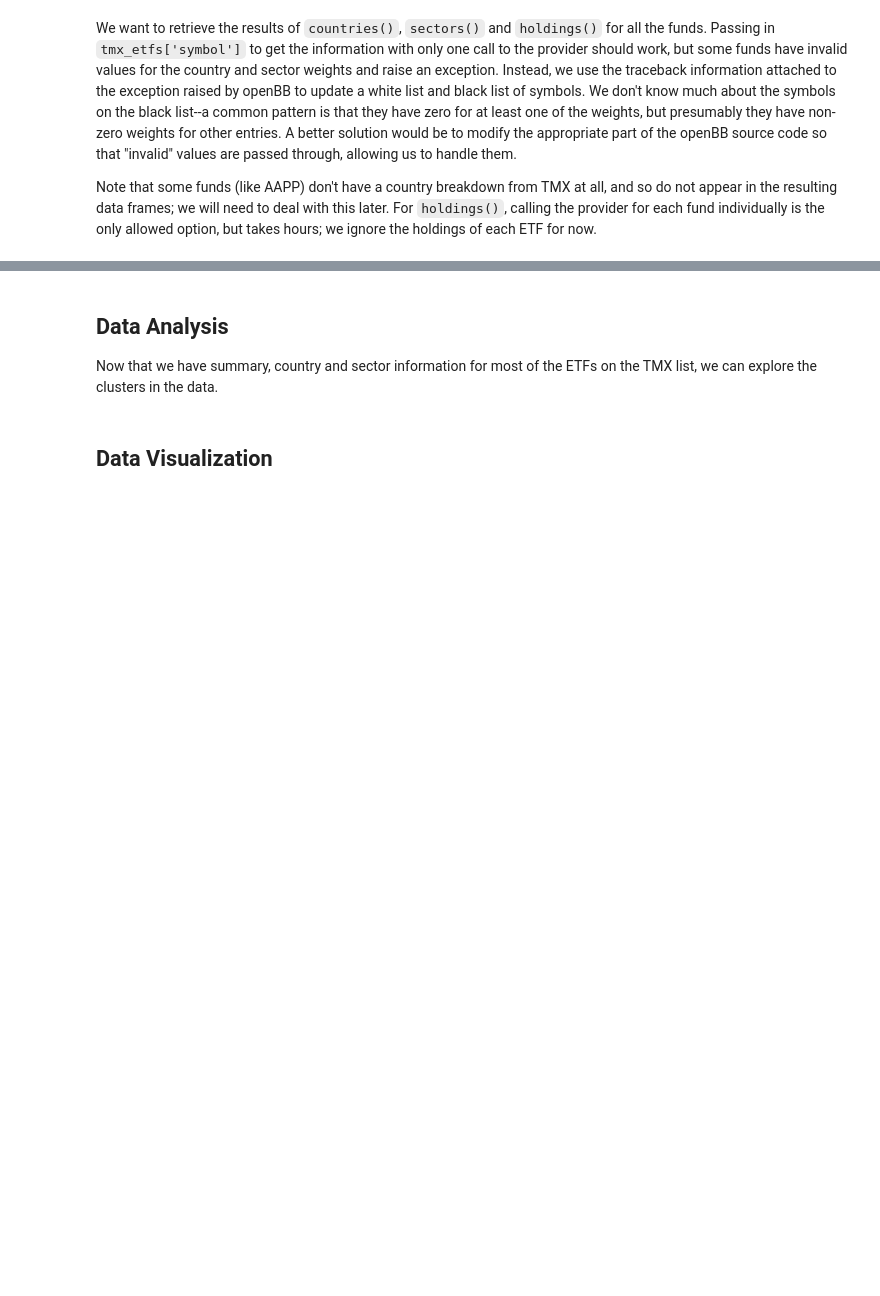
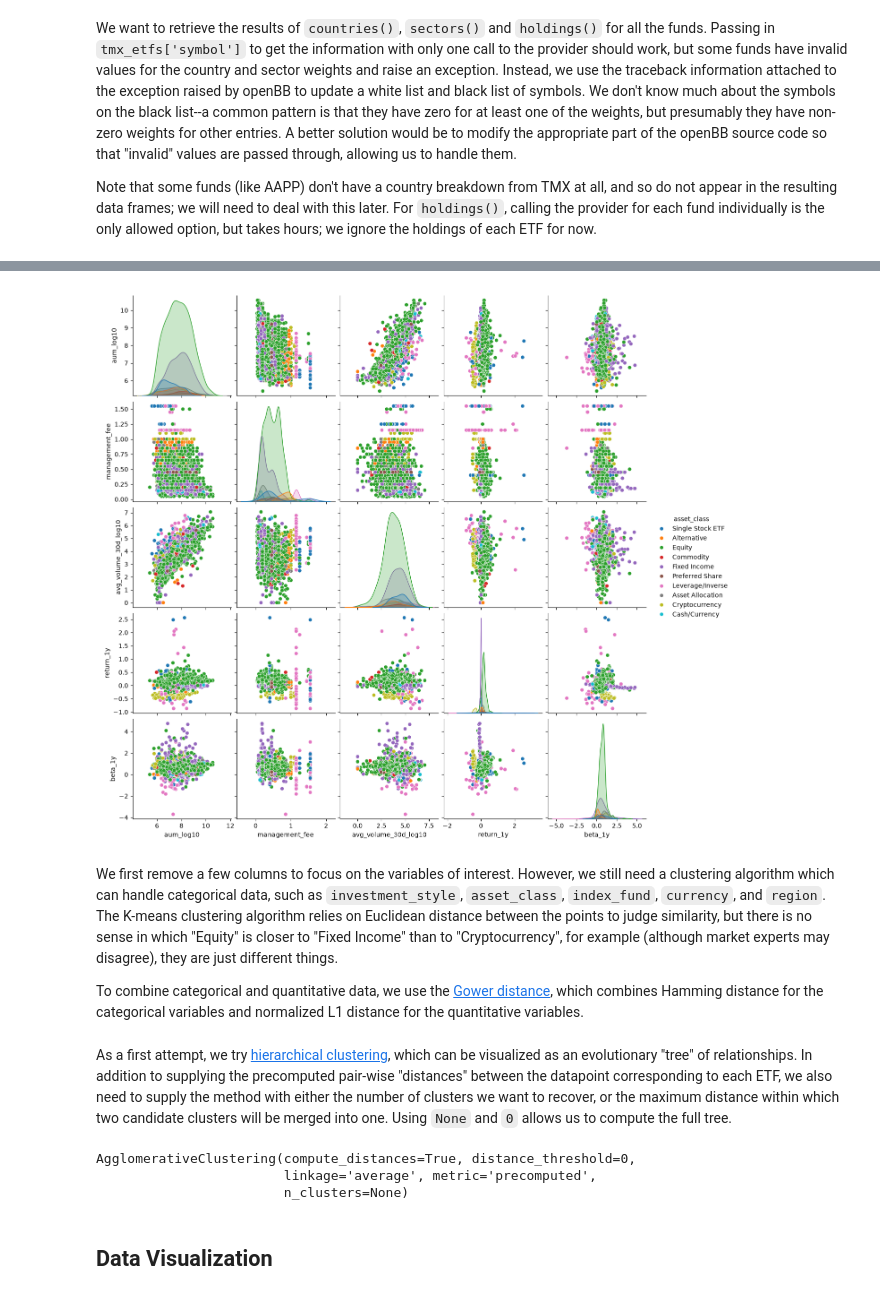
Before and after one commit to apetre/show-your-work, a Jupyter notebook: Choosing_an_ETF.ipynb, the cells around one changed output, grey strips where cells are left out. Saved outputs shown, nothing was run; the diff lists cells and outputs as text; code cells hidden in the pictures; blank space fills up the shorter version.

```diff
--- a/Choosing_an_ETF.ipynb
+++ b/Choosing_an_ETF.ipynb
@@ -332,0 +552,4 @@ memory usage: 1.0+ MB
+# %%
+# Historical prices are not available for the funds that have a null avg_volume_30d, but we include this anyway
+avg_volume_30d = tmx_etf_historical.loc[tmx_etf_historical.index>(datetime.date.today()-datetime.timedelta(days=30)),['symbol','volume']].groupby('symbol').mean()
+tmx_etfs_clean['avg_volume_30d'] = tmx_etfs_clean[['symbol','avg_volume_30d']].set_index('symbol').fillna(avg_volume_30d).reset_index(names='symbol')['avg_volume_30d']
@@ -332,0 +588,24 @@ memory usage: 1.0+ MB
+# %%
+#def pareto_dominate(x,y) -> bool:
+    # For two vectors x and y in the objective space, we return
+    # True if x Pareto-dominates y
+    # False otherwise.
+    # An objective point will be on the Pareto-optimal front if it is not Pareto-dominated by any other objective point.
+#    return (np.all(x <= y) and np.any(x < y))
+# normalize all variables such that lower values are "better"
+etfs_for_optim = tmx_etfs_clean[['symbol','aum','management_fee','return_1y','beta_1y']].set_index('symbol')
+etfs_for_optim['aum'] = -np.log10(etfs_for_optim['aum'])
+etfs_for_optim['return_1y'] = -etfs_for_optim['return_1y']
+etfs_for_optim['beta_1y'] = np.abs(etfs_for_optim['beta_1y'])
+# We convert the panda DataFrame to a numpy area to speed-up execution of the following Pareto dominance computation
+etfs_for_optim = etfs_for_optim.dropna()
+etfs_for_optim_np =etfs_for_optim.to_numpy()
+# %%
+%%time
+n_samples = len(etfs_for_optim_np)
+pairwise_pareto_dominate = np.full((n_samples,n_samples), False)
+for i in range(n_samples):
+    for j in range(n_samples):
+        # True if sample i Pareto dominates sample j
+        pairwise_pareto_dominate[i,j] = (np.all(etfs_for_optim_np[i,:] <= etfs_for_optim_np[j,:])
+                                         and np.any(etfs_for_optim_np[i,:] < etfs_for_optim_np[j,:]))
@@ -332,0 +615,3 @@ memory usage: 1.0+ MB
+# %%
+pareto_optimal_etfs = etfs_for_optim[np.logical_not(np.any(pairwise_pareto_dominate,axis=0))]
+pareto_optimal_etfs_allcols = tmx_etfs_clean.set_index('symbol').loc[pareto_optimal_etfs.index]
@@ -333,4 +625,13 @@ memory usage: 1.0+ MB
+# %%
+sns.pairplot(pd.concat([pareto_optimal_etfs,
+                        np.log10(tmx_etf_countries_sectors_all['aum']).rename('aum_log10'),
+                        np.log10(tmx_etf_countries_sectors_all['avg_volume_30d']).rename('avg_volume_30d_log10')],axis=1),
+             vars=['aum_log10','management_fee','avg_volume_30d_log10','return_1y','beta_1y'],
+             kind='scatter',diag_kind='auto',corner=False,hue='asset_class')
+plt.show();
+# %% [output]
+[figure, added]
 # %% [markdown]
-## Data Analysis
+We first remove a few columns to focus on the variables of interest. However, we still need a clustering algorithm which can handle categorical data, such as `investment_style`, `asset_class`, `index_fund`, `currency`, and `region`. The K-means clustering algorithm relies on Euclidean distance between the points to judge similarity, but there is no sense in which "Equity" is closer to "Fixed Income" than to "Cryptocurrency", for example (although market experts may disagree), they are just different things.
 
-Now that we have summary, country and sector information for most of the ETFs on the TMX list, we can explore the clusters in the data.
+To combine categorical and quantitative data, we use the [Gower distance](https://en.wikipedia.org/wiki/Gower%27s_distance), which combines Hamming distance for the categorical variables and normalized L1 distance for the quantitative variables.
@@ -336,0 +658,2 @@ Now that we have summary, country and sector information for most of the ETFs on
+# %% [markdown]
+As a first attempt, we try [hierarchical clustering](https://en.wikipedia.org/wiki/Hierarchical_clustering), which can be visualized as an evolutionary "tree" of relationships. In addition to supplying the precomputed pair-wise "distances" between the datapoint corresponding to each ETF, we also need to supply the method with either the number of clusters we want to recover, or the maximum distance within which two candidate clusters will be merged into one. Using `None` and `0` allows us to compute the full tree.
@@ -337,2 +662,8 @@ Now that we have summary, country and sector information for most of the ETFs on
+# %%
+etf_agglomclusters.fit(pairwise_etf_distances)
+# %% [output]
+AgglomerativeClustering(compute_distances=True, distance_threshold=0,
+                        linkage='average', metric='precomputed',
+                        n_clusters=None)
 # %% [markdown]
 ## Data Visualization
```
Also changed, not shown: parts of 45 cells of this notebook.
